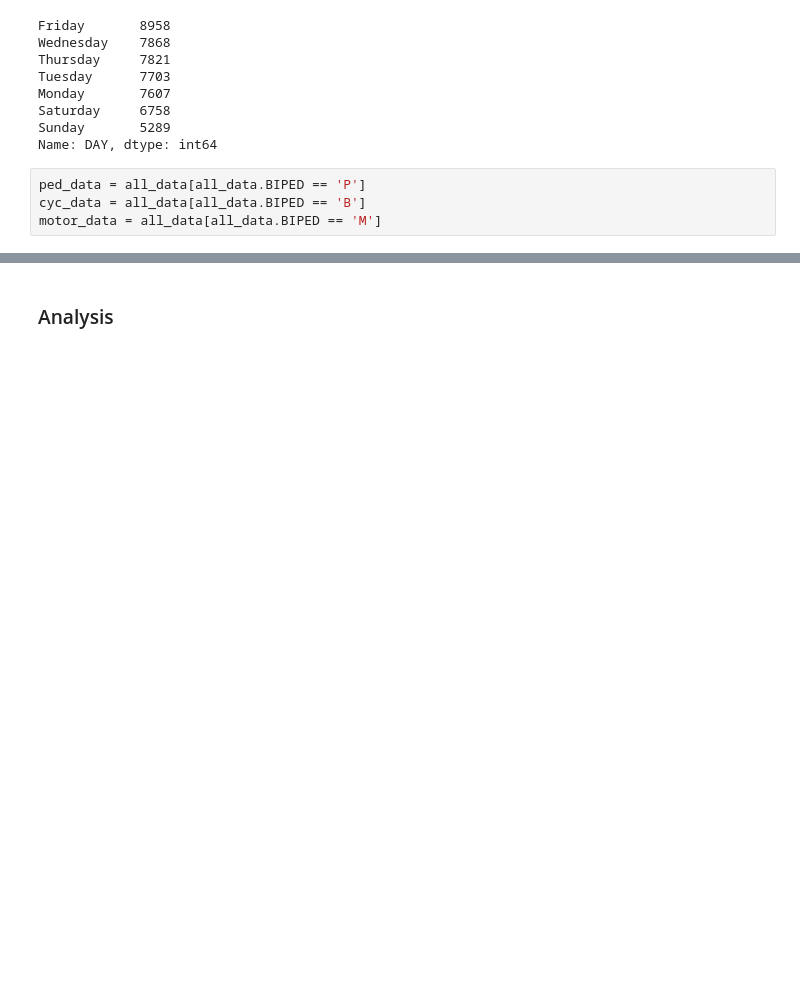
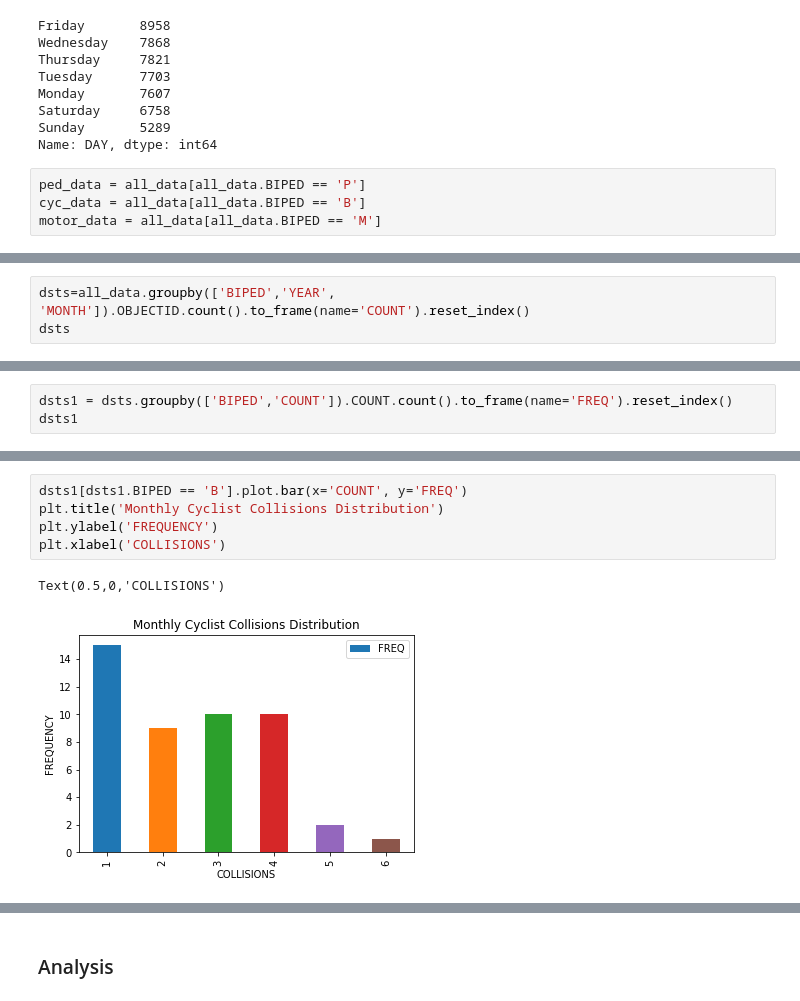
Before and after one commit to UNCG-CSE/GSBO_City_Collision_Data_Analysis, a Jupyter notebook: src/Pedestrian.ipynb, the cells around one changed output, grey strips where cells are left out. Cells and saved outputs as stored; diff of their text form; blank space fills up the shorter version.

```diff
--- a/src/Pedestrian.ipynb
+++ b/src/Pedestrian.ipynb
@@ -382,0 +386,3 @@ motor_data = all_data[all_data.BIPED == 'M']
+# %%
+dsts=all_data.groupby(['BIPED','YEAR', 'MONTH']).OBJECTID.count().to_frame(name='COUNT').reset_index()
+dsts
@@ -382,0 +423,3 @@ motor_data = all_data[all_data.BIPED == 'M']
+# %%
+dsts1 = dsts.groupby(['BIPED','COUNT']).COUNT.count().to_frame(name='FREQ').reset_index()
+dsts1
@@ -382,0 +444,8 @@ motor_data = all_data[all_data.BIPED == 'M']
+# %%
+dsts1[dsts1.BIPED == 'B'].plot.bar(x='COUNT', y='FREQ')
+plt.title('Monthly Cyclist Collisions Distribution')
+plt.ylabel('FREQUENCY')
+plt.xlabel('COLLISIONS')
+# %% [output]
+Text(0.5,0,'COLLISIONS')
+[figure, added]
```
Also changed, not shown: parts of 31 cells of this notebook.
